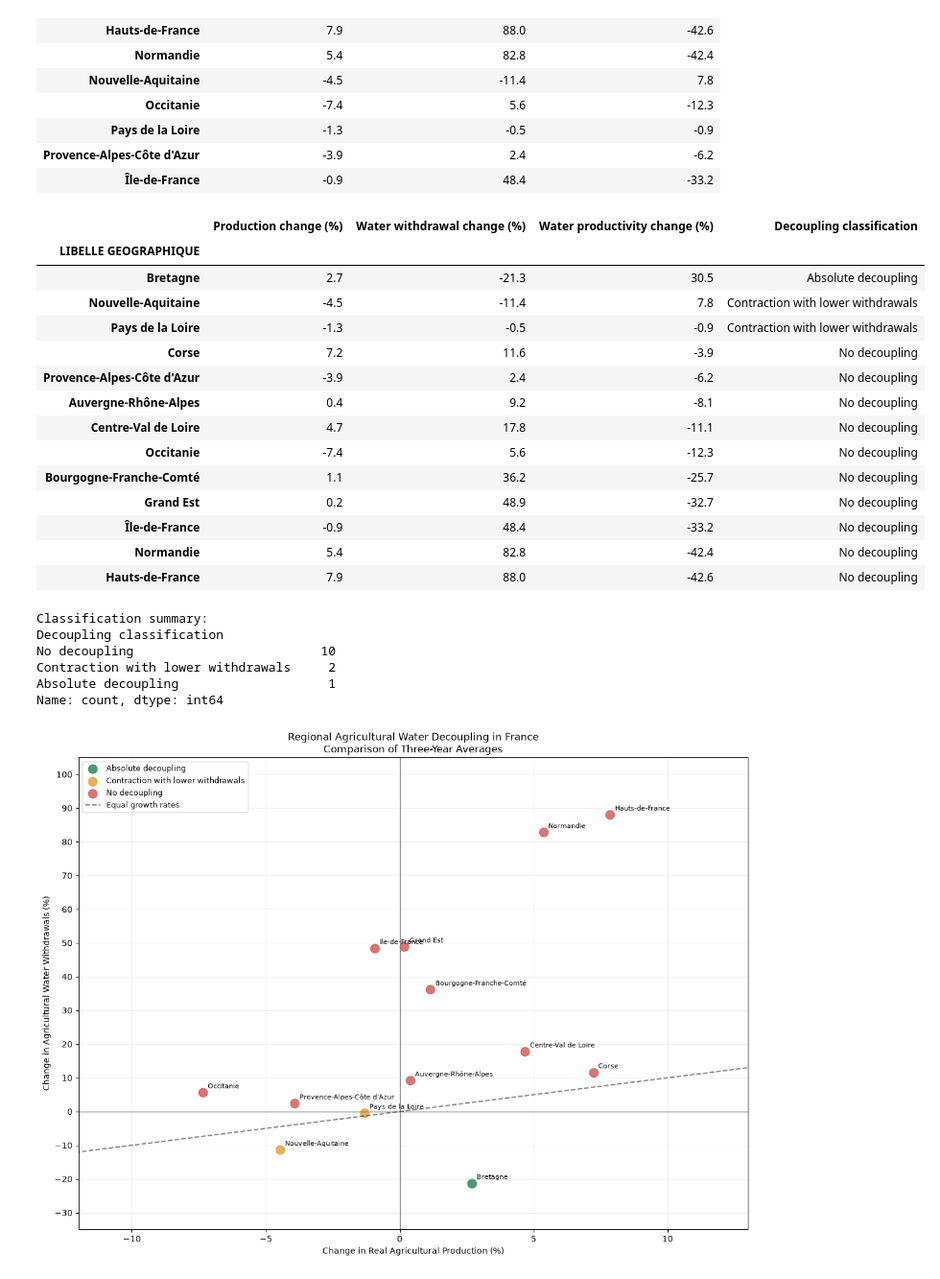
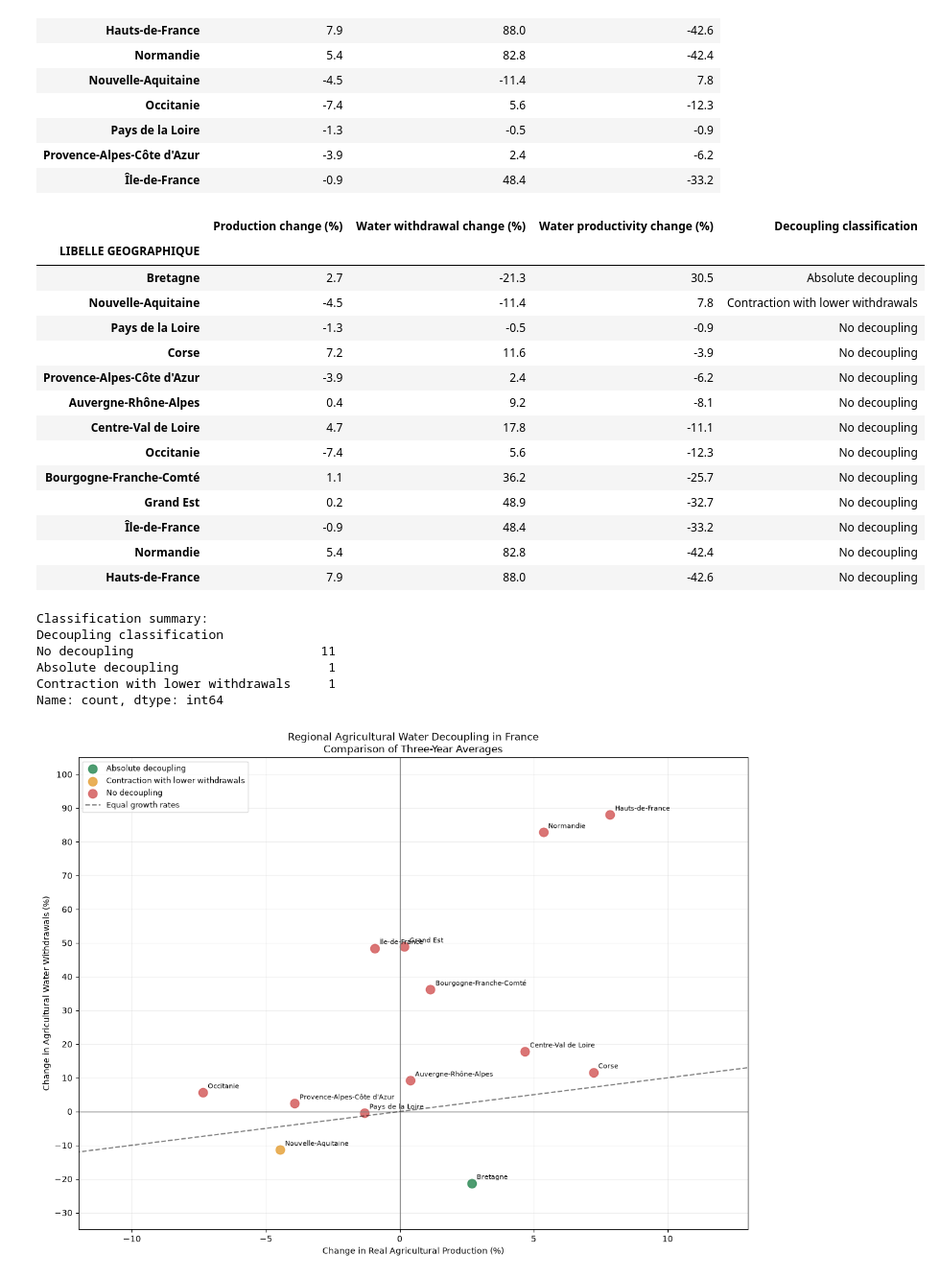
Before and after one commit to vicentef-cmyk/DataScProject, a Jupyter notebook: notebooks/analysis.ipynb, the cells around one changed output. Shown at 96% size. Saved outputs shown, nothing was run; the diff lists cells and outputs as text; code cells hidden in the pictures.

Commit message:
Finalize agricultural water decoupling analysis

```diff
--- a/notebooks/analysis.ipynb
+++ b/notebooks/analysis.ipynb
@@ -462,3 +459,16 @@ This section extracts total agricultural production for the
 
 The dataset provides production values and annual volume indices,
 allowing us to distinguish real production changes from price effects.
+# %%
+# Load the Agreste agricultural production dataset
+agreste_file = data_path / "SériesComptesRégionaux_2010-2025_départementales_et_régionales.xlsx"
+
+df_agreste = pd.read_excel(
+    agreste_file,
+    sheet_name="Prod. hors subv.",
+    header=3
+)
+
+# Check the dataset
+print("Dataset dimensions:", df_agreste.shape)
+display(df_agreste.head())
@@ -1248,37 +1211,40 @@ def classify_decoupling(row):
 
     if production > 0 and water < 0:
         return "Absolute decoupling"
-    elif production > water and water >= 0:
+
+    elif production > 0 and 0 <= water < production:
         return "Relative decoupling"
-    elif production < 0 and water < 0:
+
+    elif production < 0 and water < production:
         return "Contraction with lower withdrawals"
+
     else:
         return "No decoupling"
 
 
 robustness["Decoupling classification"] = robustness.apply(
     classify_decoupling, axis=1
 )
 
 display(
     robustness[
         [
             "Production change (%)",
             "Water withdrawal change (%)",
             "Water productivity change (%)",
             "Decoupling classification"
         ]
     ].sort_values("Water productivity change (%)", ascending=False).round(1)
 )
 
 print("\nClassification summary:")
 print(robustness["Decoupling classification"].value_counts())
 # %% [output]
 |  | Production change (%) | Water withdrawal change (%) | Water productivity change (%) | Decoupling classification |
 | LIBELLE GEOGRAPHIQUE |  |  |  |  |
 | Bretagne | 2.7 | -21.3 | 30.5 | Absolute decoupling |
 | Nouvelle-Aquitaine | -4.5 | -11.4 | 7.8 | Contraction with lower withdrawals |
-| Pays de la Loire | -1.3 | -0.5 | -0.9 | Contraction with lower withdrawals |
+| Pays de la Loire | -1.3 | -0.5 | -0.9 | No decoupling |
 | Corse | 7.2 | 11.6 | -3.9 | No decoupling |
 | Provence-Alpes-Côte d'Azur | -3.9 | 2.4 | -6.2 | No decoupling |
 | Auvergne-Rhône-Alpes | 0.4 | 9.2 | -8.1 | No decoupling |
@@ -1291,8 +1257,8 @@ print(robustness["Decoupling classification"].value_counts())
 | Hauts-de-France | 7.9 | 88.0 | -42.6 | No decoupling |
 Classification summary:
 Decoupling classification
-No decoupling                         10
-Contraction with lower withdrawals     2
+No decoupling                         11
 Absolute decoupling                    1
+Contraction with lower withdrawals     1
 Name: count, dtype: int64
 # %%
```
Also changed, not shown: parts of 16 cells of this notebook.
